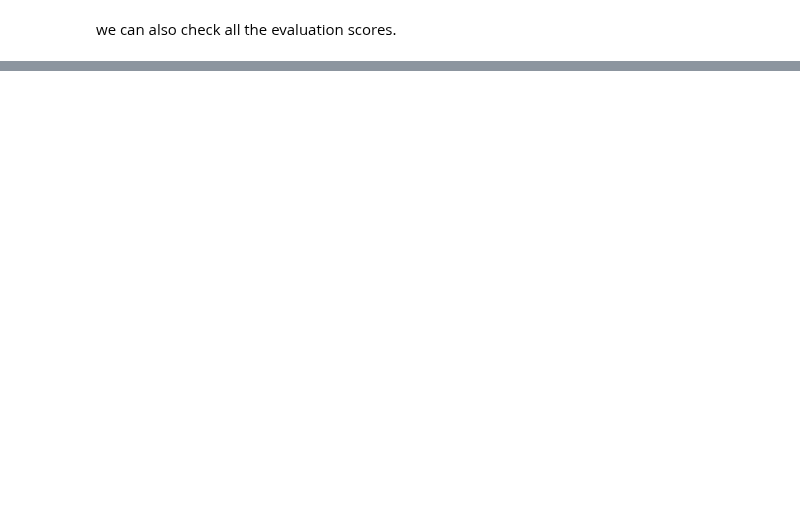
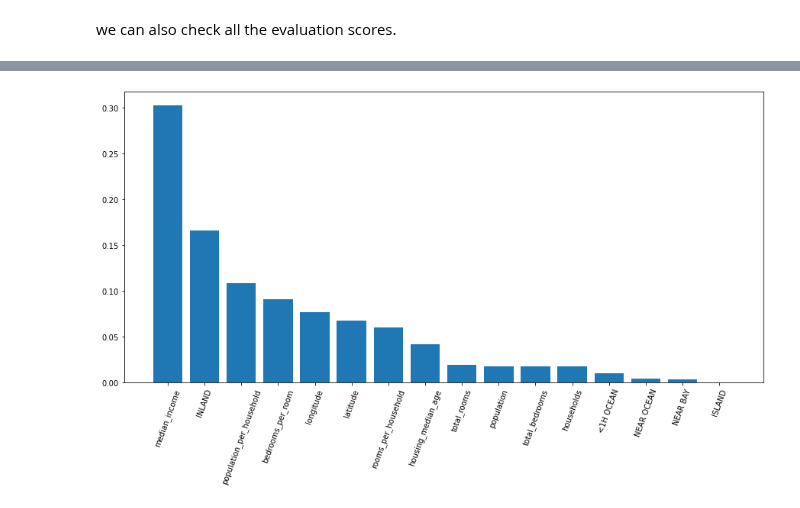
Before and after one commit to mandliya/ml, a Jupyter notebook: hands_on_machine_learning/2/End_to_end_machine_learning_project.ipynb, the cells around one changed output, grey strips where cells are left out. Drawn from its saved outputs; the diff is of its cells as text; code cells hidden in the pictures; blank space fills up the shorter version.

Commit message:
Day 9: Feature Importances, SVM, End of chap 2

```diff
--- a/hands_on_machine_learning/2/End_to_end_machine_learning_project.ipynb
+++ b/hands_on_machine_learning/2/End_to_end_machine_learning_project.ipynb
@@ -959,0 +967,18 @@ Grid search works really well when we are exploring relatively few combinations.
+# %%
+feature_importances = grid_search.best_estimator_.feature_importances_
+
+# Let's display the feature importance of each feature.
+extra_attribs = ["rooms_per_household", "population_per_household", "bedrooms_per_room"]
+cat_one_hot_attribs = list(cat_encoder.categories_[0])
+all_attributes = num_attribs + extra_attribs + cat_one_hot_attribs
+results = list(zip(all_attributes, feature_importances))
+results.sort(key=lambda x: x[1], reverse=True)
+
+features = [result[0] for result in results]
+importances = [result[1] for result in results]
+plt.figure(figsize=(15,7))
+plt.xticks(rotation=70)
+plt.bar(features,importances)
+plt.show()
+# %% [output]
+[figure, added]
```
Also changed, not shown: parts of 23 cells of this notebook, 2 other files.
